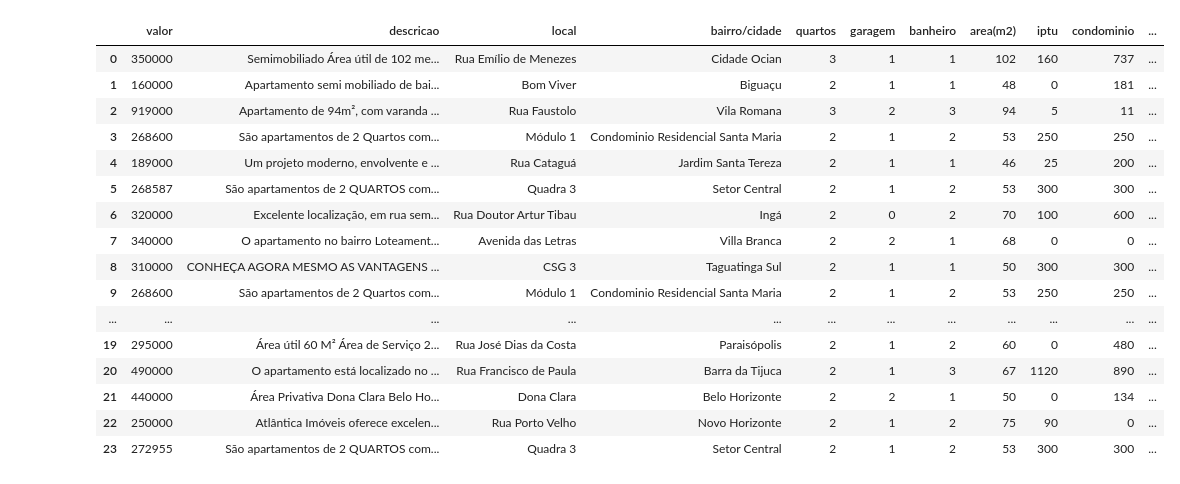
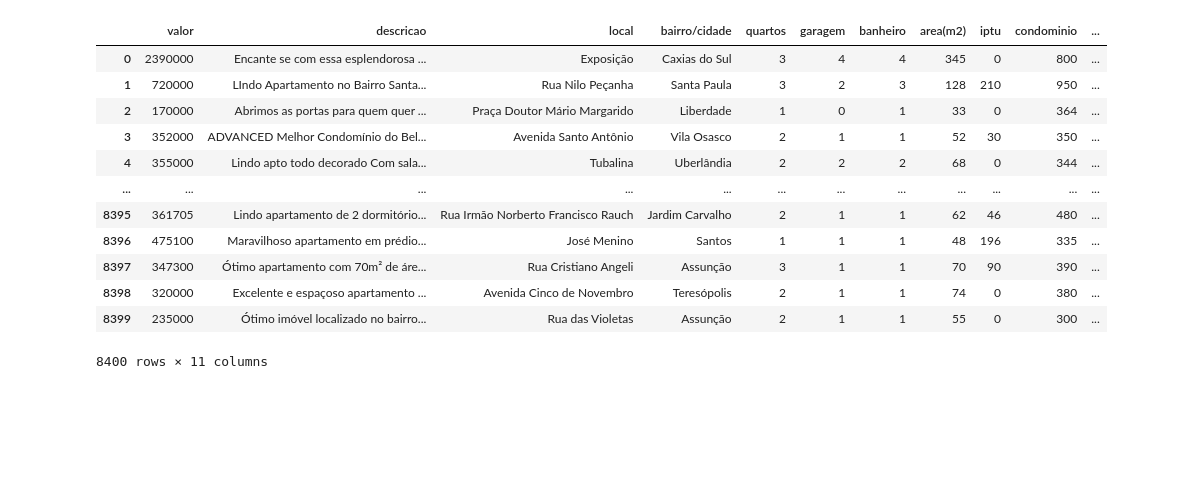
Before and after one commit to ziggy-data/scraping_zap_imoveis, a Jupyter notebook: Zap-Imoveis.ipynb, the cells around one changed output. Drawn from its saved outputs; the diff is of its cells as text; code cells hidden in the pictures; blank space fills up the shorter version.

```diff
--- a/Zap-Imoveis.ipynb
+++ b/Zap-Imoveis.ipynb
@@ -24,7 +24,7 @@ rua = []
 bairro = []
 
 ##Obtendo HTML e o total de paginas
-pages = int(1)
+pages = int(400)
 
 
 ##interando por todas as paginas do site
@@ -143,7 +143,7 @@ for i in range(pages):
 
 
 dataset = pd.DataFrame(cards)
-dataset.to_csv('./dados/dataset-casas-geral-teste.csv', sep=';' , index=False, encoding='utf-8-sig')
+dataset.to_csv('./dados/dataset-casas-geral.csv', sep=';' , index=False, encoding='utf-8-sig')
 dataset
 # %% [output]
 |  | valor | descricao | local | bairro/cidade | quartos | garagem | banheiro | area(m2) | iptu | condominio | ... |
@@ -172,7 +168,7 @@ rua = []
 bairro = []
 
 ##Obtendo HTML e o total de paginas
-pages = int(1)
+pages = int(350)
 
 
 ##interando por todas as paginas do site
@@ -260,50 +256,46 @@ for i in range(pages):
 
         #IPTU
         iptu = anuncio.find('li',{'class':'card-price__item iptu text-regular'})
         if iptu == None:
             card['iptu'] = int('0')
         else :
             card['iptu'] = int(iptu.get_text().replace('R$','').replace('\n','').replace('.','').replace('IPTU','').replace(' ',''))
 
 
         #condominio
         condominio = anuncio.find('li',{'class':'card-price__item condominium text-regular'})
         if condominio == None:
             card['condominio'] = int('0')
         else :
             card['condominio'] = int(condominio.get_text().replace('condomínioR$','').replace(' ','').replace('.',''))
 
         #tipo
         tipo = anuncio.find('small')
         if tipo == None:
             card['novidade'] = str('Nenhuma')
         else :
             card['novidade'] = str(tipo.get_text())
 
         cards.append(card)
 
 
 dataset = pd.DataFrame(cards)
-dataset.to_csv('./dados/dataset-ap-geral-teste.csv', sep=';', index=False, encoding='utf-8-sig')
+dataset.to_csv('./dados/dataset-ap-geral.csv', sep=';', index=False, encoding='utf-8-sig')
 dataset
 # %% [output]
 |  | valor | descricao | local | bairro/cidade | quartos | garagem | banheiro | area(m2) | iptu | condominio | ... |
-| 0 | 350000 | Semimobiliado Área útil de 102 me... | Rua Emílio de Menezes | Cidade Ocian | 3 | 1 | 1 | 102 | 160 | 737 | ... |
-| 1 | 160000 | Apartamento semi mobiliado de bai... | Bom Viver | Biguaçu | 2 | 1 | 1 | 48 | 0 | 181 | ... |
-| 2 | 919000 | Apartamento de 94m², com varanda ... | Rua Faustolo | Vila Romana | 3 | 2 | 3 | 94 | 5 | 11 | ... |
-| 3 | 268600 | São apartamentos de 2 Quartos com... | Módulo 1 | Condominio Residencial Santa Maria | 2 | 1 | 2 | 53 | 250 | 250 | ... |
-| 4 | 189000 | Um projeto moderno, envolvente e ... | Rua Cataguá | Jardim Santa Tereza | 2 | 1 | 1 | 46 | 25 | 200 | ... |
-| 5 | 268587 | São apartamentos de 2 QUARTOS com... | Quadra 3 | Setor Central | 2 | 1 | 2 | 53 | 300 | 300 | ... |
-| 6 | 320000 | Excelente localização, em rua sem... | Rua Doutor Artur Tibau | Ingá | 2 | 0 | 2 | 70 | 100 | 600 | ... |
-| 7 | 340000 | O apartamento no bairro Loteament... | Avenida das Letras | Villa Branca | 2 | 2 | 1 | 68 | 0 | 0 | ... |
-| 8 | 310000 | CONHEÇA AGORA MESMO AS VANTAGENS ... | CSG 3 | Taguatinga Sul | 2 | 1 | 1 | 50 | 300 | 300 | ... |
-| 9 | 268600 | São apartamentos de 2 Quartos com... | Módulo 1 | Condominio Residencial Santa Maria | 2 | 1 | 2 | 53 | 250 | 250 | ... |
+| 0 | 2390000 | Encante se com essa esplendorosa ... | Exposição | Caxias do Sul | 3 | 4 | 4 | 345 | 0 | 800 | ... |
+| 1 | 720000 | LIndo Apartamento no Bairro Santa... | Rua Nilo Peçanha | Santa Paula | 3 | 2 | 3 | 128 | 210 | 950 | ... |
+| 2 | 170000 | Abrimos as portas para quem quer ... | Praça Doutor Mário Margarido | Liberdade | 1 | 0 | 1 | 33 | 0 | 364 | ... |
+| 3 | 352000 | ADVANCED Melhor Condomínio do Bel... | Avenida Santo Antônio | Vila Osasco | 2 | 1 | 1 | 52 | 30 | 350 | ... |
+| 4 | 355000 | Lindo apto todo decorado Com sala... | Tubalina | Uberlândia | 2 | 2 | 2 | 68 | 0 | 344 | ... |
 | ... | ... | ... | ... | ... | ... | ... | ... | ... | ... | ... | ... |
-| 19 | 295000 | Área útil 60 M² Área de Serviço 2... | Rua José Dias da Costa | Paraisópolis | 2 | 1 | 2 | 60 | 0 | 480 | ... |
-| 20 | 490000 | O apartamento está localizado no ... | Rua Francisco de Paula | Barra da Tijuca | 2 | 1 | 3 | 67 | 1120 | 890 | ... |
-| 21 | 440000 | Área Privativa Dona Clara Belo Ho... | Dona Clara | Belo Horizonte | 2 | 2 | 1 | 50 | 0 | 134 | ... |
-| 22 | 250000 | Atlântica Imóveis oferece excelen... | Rua Porto Velho | Novo Horizonte | 2 | 1 | 2 | 75 | 90 | 0 | ... |
-| 23 | 272955 | São apartamentos de 2 QUARTOS com... | Quadra 3 | Setor Central | 2 | 1 | 2 | 53 | 300 | 300 | ... |
+| 8395 | 361705 | Lindo apartamento de 2 dormitório... | Rua Irmão Norberto Francisco Rauch | Jardim Carvalho | 2 | 1 | 1 | 62 | 46 | 480 | ... |
+| 8396 | 475100 | Maravilhoso apartamento em prédio... | José Menino | Santos | 1 | 1 | 1 | 48 | 196 | 335 | ... |
+| 8397 | 347300 | Ótimo apartamento com 70m² de áre... | Rua Cristiano Angeli | Assunção | 3 | 1 | 1 | 70 | 90 | 390 | ... |
+| 8398 | 320000 | Excelente e espaçoso apartamento ... | Avenida Cinco de Novembro | Teresópolis | 2 | 1 | 1 | 74 | 0 | 380 | ... |
+| 8399 | 235000 | Ótimo imóvel localizado no bairro... | Rua das Violetas | Assunção | 2 | 1 | 1 | 55 | 0 | 300 | ... |
+8400 rows × 11 columns
 # %%
 #Declarando variável cards
 cards = []
```
Also changed, not shown: parts of 3 cells of this notebook.
